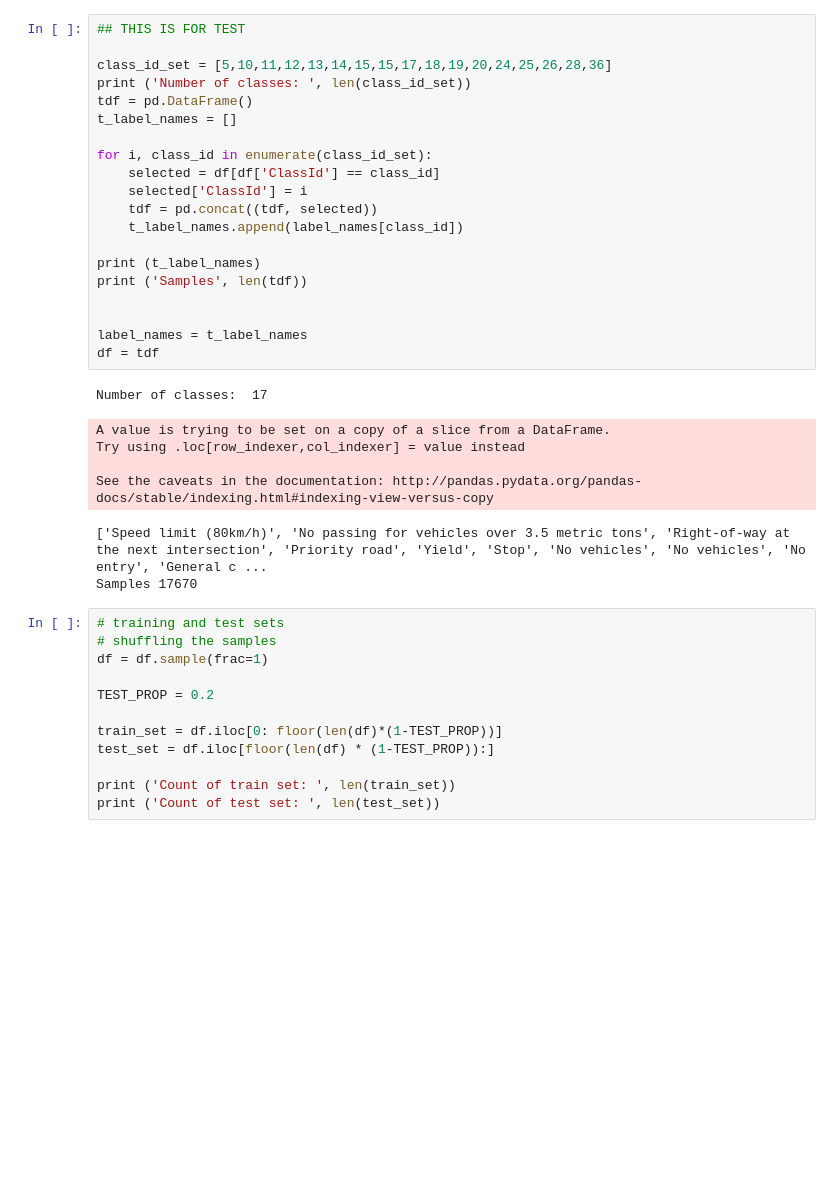
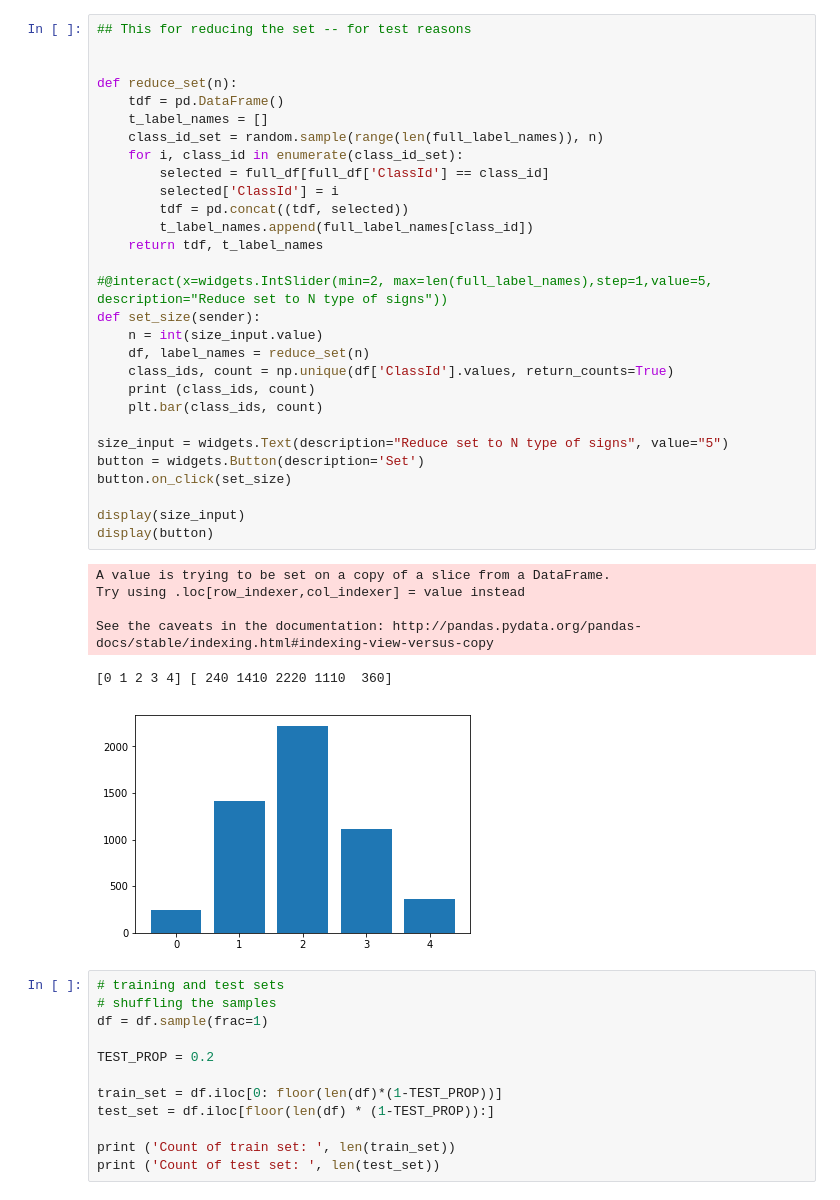
Before and after one commit to tempflip/Traffic_Sign_Classifier_Workshop, a Jupyter notebook: project.ipynb, the cells around one changed output. Cells and saved outputs as stored; diff of their text form; blank space fills up the shorter version.

```diff
--- a/project.ipynb
+++ b/project.ipynb
@@ -35,32 +54,40 @@ print ('Points in set:', len(df))
 Points in set: 39209
-# %%
-## THIS IS FOR TEST
-
-class_id_set = [5,10,11,12,13,14,15,15,17,18,19,20,24,25,26,28,36]
-print ('Number of classes: ', len(class_id_set))
-tdf = pd.DataFrame()
-t_label_names = []
-
-for i, class_id in enumerate(class_id_set):
-    selected = df[df['ClassId'] == class_id]
-    selected['ClassId'] = i
-    tdf = pd.concat((tdf, selected))
-    t_label_names.append(label_names[class_id])
-
-print (t_label_names)
-print ('Samples', len(tdf))
-
-
-label_names = t_label_names
-df = tdf
-# %% [output]
-Number of classes:  17
-A value is trying to be set on a copy of a slice from a DataFrame.
-Try using .loc[row_indexer,col_indexer] = value instead
-
-See the caveats in the documentation: http://pandas.pydata.org/pandas-docs/stable/indexing.html#indexing-view-versus-copy
-['Speed limit (80km/h)', 'No passing for vehicles over 3.5 metric tons', 'Right-of-way at the next intersection', 'Priority road', 'Yield', 'Stop', 'No vehicles', 'No vehicles', 'No entry', 'General c ...
-Samples 17670
+# %%
+## This for reducing the set -- for test reasons
+
+
+def reduce_set(n):
+    tdf = pd.DataFrame()
+    t_label_names = []
+    class_id_set = random.sample(range(len(full_label_names)), n)
+    for i, class_id in enumerate(class_id_set):
+        selected = full_df[full_df['ClassId'] == class_id]
+        selected['ClassId'] = i
+        tdf = pd.concat((tdf, selected))
+        t_label_names.append(full_label_names[class_id])
+    return tdf, t_label_names
+
+#@interact(x=widgets.IntSlider(min=2, max=len(full_label_names),step=1,value=5, description="Reduce set to N type of signs"))
+def set_size(sender):
+    n = int(size_input.value)
+    df, label_names = reduce_set(n)
+    class_ids, count = np.unique(df['ClassId'].values, return_counts=True)
+    print (class_ids, count)
+    plt.bar(class_ids, count)
+
+size_input = widgets.Text(description="Reduce set to N type of signs", value="5")
+button = widgets.Button(description='Set')
+button.on_click(set_size)
+
+display(size_input)
+display(button)
+# %% [output]
+A value is trying to be set on a copy of a slice from a DataFrame.
+Try using .loc[row_indexer,col_indexer] = value instead
+
+See the caveats in the documentation: http://pandas.pydata.org/pandas-docs/stable/indexing.html#indexing-view-versus-copy
+[0 1 2 3 4] [ 240 1410 2220 1110  360]
+[figure, added]
 # %%
 # training and test sets
 # shuffling the samples
```
Also changed, not shown: parts of 11 cells of this notebook.
